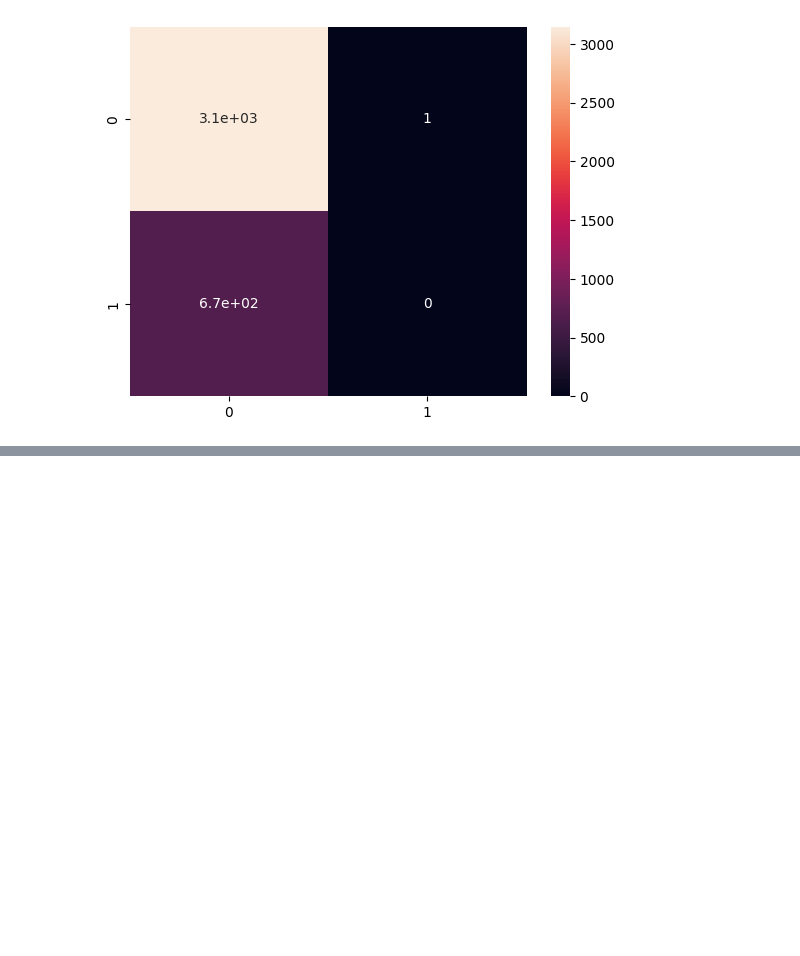
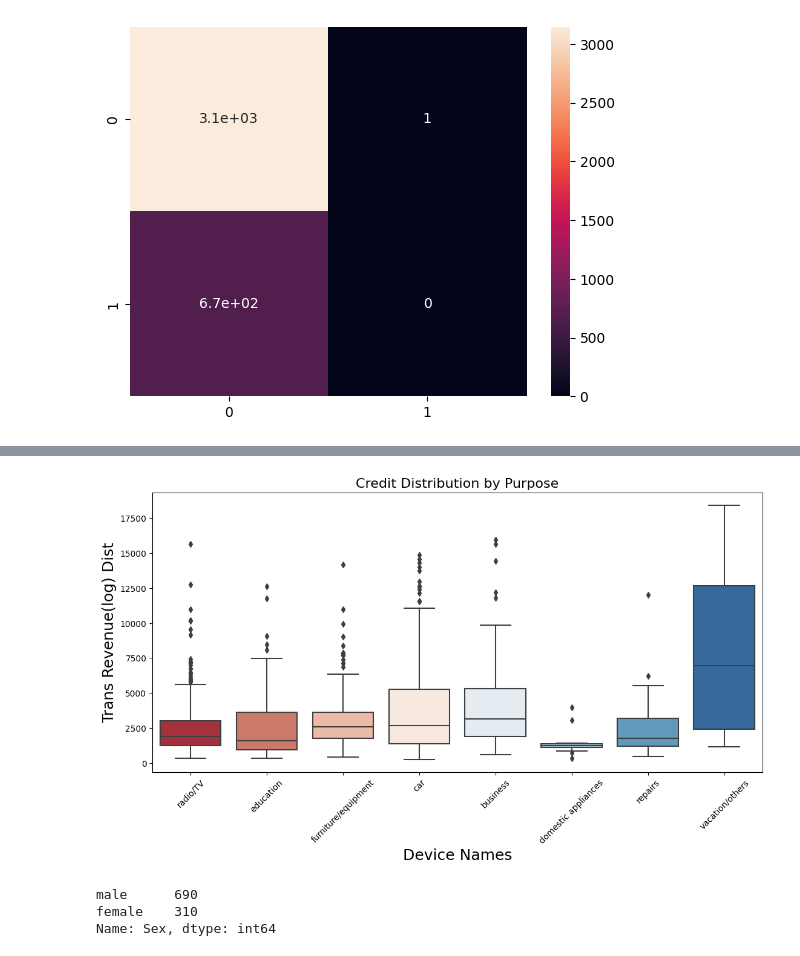
Before and after one commit to shila121/projects, a Jupyter notebook: creditRisk_3.ipynb, the cells around one changed output, grey strips where cells are left out. Saved outputs shown, nothing was run; the diff lists cells and outputs as text; code cells hidden in the pictures; blank space fills up the shorter version.

```diff
--- a/creditRisk_3.ipynb
+++ b/creditRisk_3.ipynb
@@ -261,0 +341,22 @@ plt.show()
+# %%
+import seaborn as sns
+
+plt.figure(figsize=(13,6)) #figure size
+g = sns.boxplot(x='Purpose', y='Credit_amount',
+                   data=df, palette="RdBu")
+
+
+g.set_title("Credit Distribution by Purpose", fontsize=16)
+g.set_xticklabels(g.get_xticklabels(),rotation=45) # It's the way to rotate the xticks when we use variable to our graphs
+g.set_xlabel('Device Names', fontsize=18) # Xlabel
+g.set_ylabel('Trans Revenue(log) Dist', fontsize=18)
+plt.show()
+# %% [output]
+[figure, added]
+# %%
+# We have 2x more German males applying for Credit Loans than Females.
+df["Sex"].value_counts()
+# %% [output]
+male      690
+female    310
+Name: Sex, dtype: int64
```
Also changed, not shown: parts of 42 cells of this notebook.
